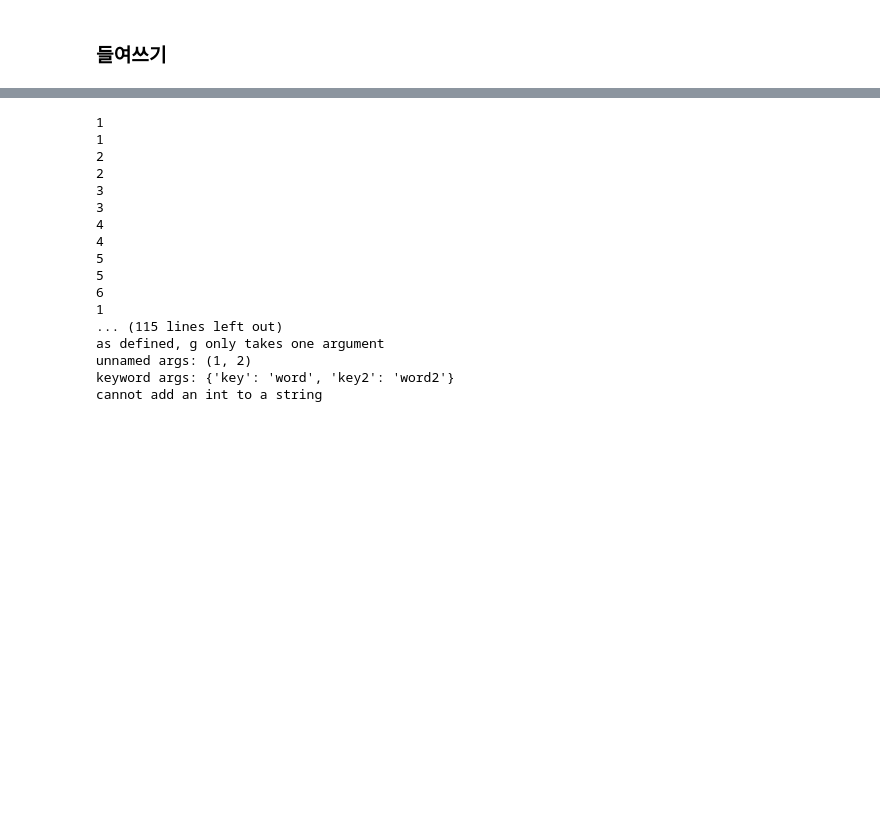
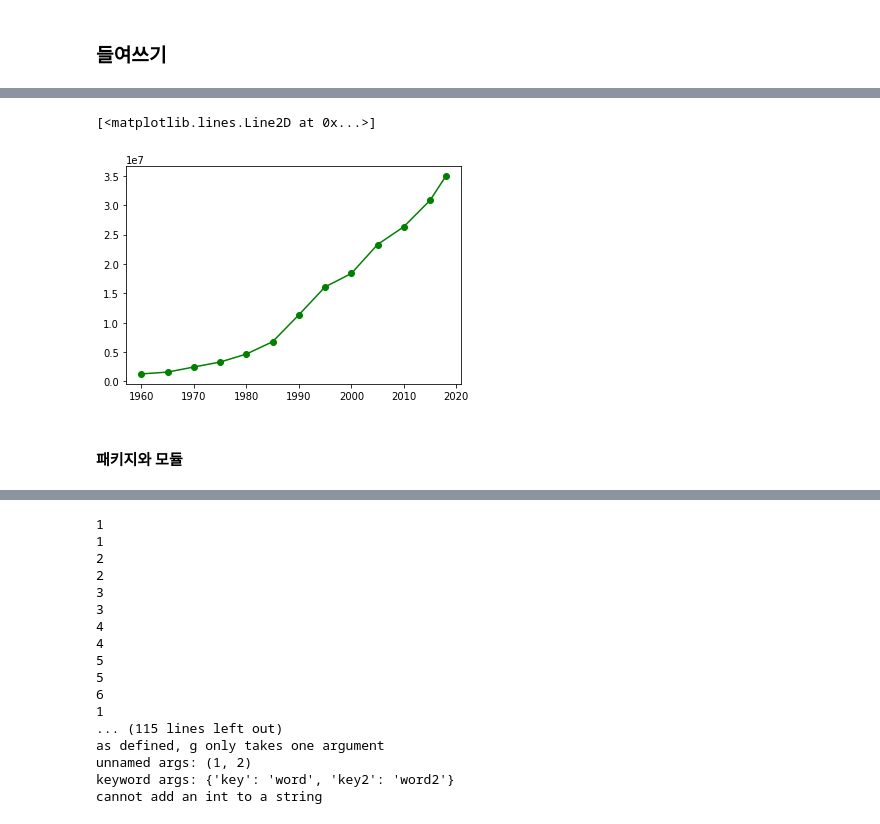
Before and after one commit to liganega/DataAnalysisInPython, a Jupyter notebook: notebooks/Ch02-Crash_Course_in_Python.ipynb, the cells around one changed output, grey strips where cells are left out. Saved outputs shown, nothing was run; the diff lists cells and outputs as text; code cells hidden in the pictures; blank space fills up the shorter version.

```diff
--- a/notebooks/Ch02-Crash_Course_in_Python.ipynb
+++ b/notebooks/Ch02-Crash_Course_in_Python.ipynb
@@ -66,0 +197,17 @@
+# %%
+import matplotlib.pyplot as plt
+
+years = [1960, 1965, 1970, 1975, 1980,
+         1985, 1990, 1995, 2000, 2005,
+         2010, 2015, 2018]
+gdp = [1290000, 1600000, 2470000, 3310000, 4670000,
+       6770000, 11340000, 16100000, 18380000, 23310000,
+       26330000, 30830000, 34930000]
+
+# 선그래프 그리기
+plt.plot(years, gdp, color='green', marker='o', linestyle='solid')
+# %% [output]
+[<matplotlib.lines.Line2D at 0x...>]
+[figure, added]
+# %% [markdown]
+#### 패키지와 모듈
```
Also changed, not shown: parts of 28 cells of this notebook.
